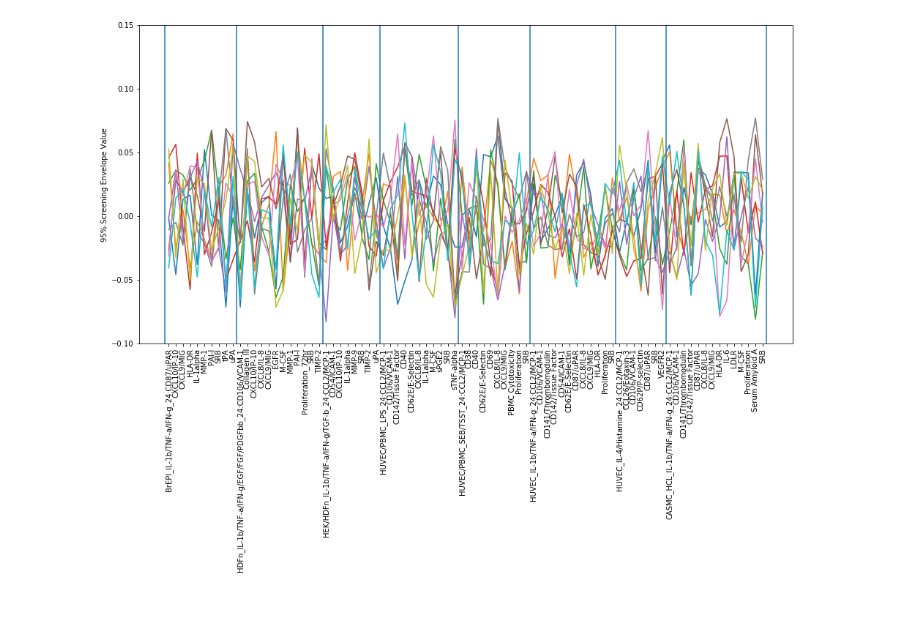
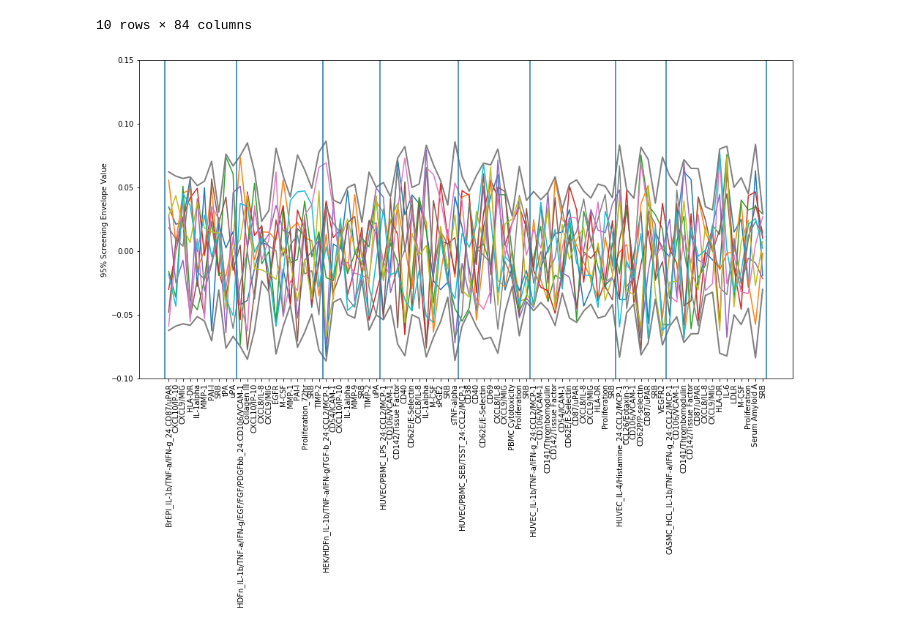
Before and after one commit to aberenyi73/Udacity_connect, a Jupyter notebook: Read XML.ipynb, the cells around one changed output. Cells and saved outputs as stored; diff of their text form; code cells hidden in the pictures.

```diff
--- a/Read XML.ipynb
+++ b/Read XML.ipynb
@@ -3,6 +3,7 @@ import xml.etree.ElementTree as ET
 import pandas as pd
 # https://github.com/martinblech/xmltodict
 # conda install -c conda-forge xmltodict
+import numpy as np
 import pandas as pd
 import xmltodict as x2d
 from numpy.random import rand
@@ -59,10 +60,21 @@ for rp in range(10):
     random_profile = [float(screen_envelope_95[sm])*(rand()*2-1) for sm in system_markers]
     random_profiles.append(random_profile)
 
+rp_df = pd.DataFrame(random_profiles)
+
+display(rp_df)
+
 ## Plot Random Profiles
 x = range(len(random_profile));
 for rp in range(10):
-    plt.plot(x, random_profiles[rp])
+    # plt.scatter(x, random_profiles[rp], s=np.abs(5000*np.power(random_profiles[rp],2))) # plot controlling size
+    plt.plot(x, random_profiles[rp]) # plot controlling size
+
+
+## Plot envelope
+envelope_values = np.array([float(screen_envelope_95[sm]) for sm in system_markers])
+plt.plot(x, envelope_values,
+         x, -envelope_values, c='gray', linewidth=2)
 
 
 x_labels = []
@@ -101,3 +124,4 @@ for i, sys in enumerate(systems):
+10 rows × 84 columns
-[figure, old version]
+[figure, new version]
 # %%
 #print(system_markers)
```
Also changed, not shown: parts of 1 cell of this notebook.
